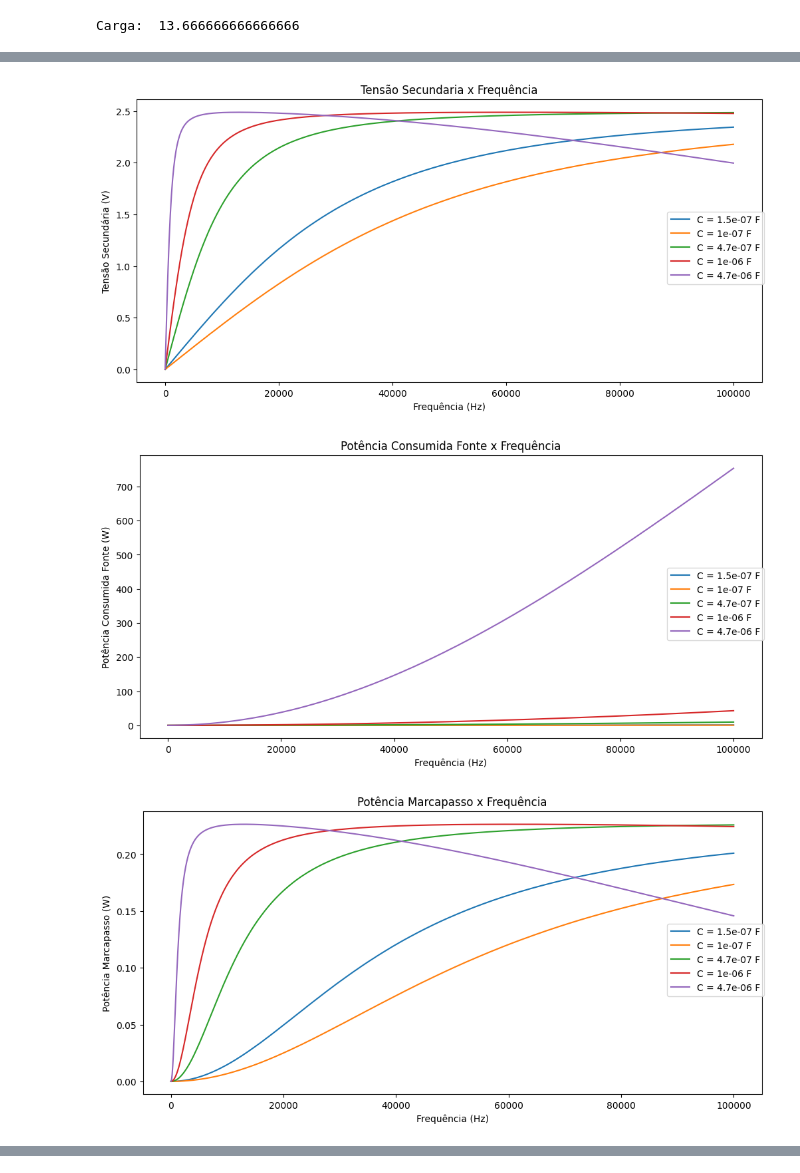
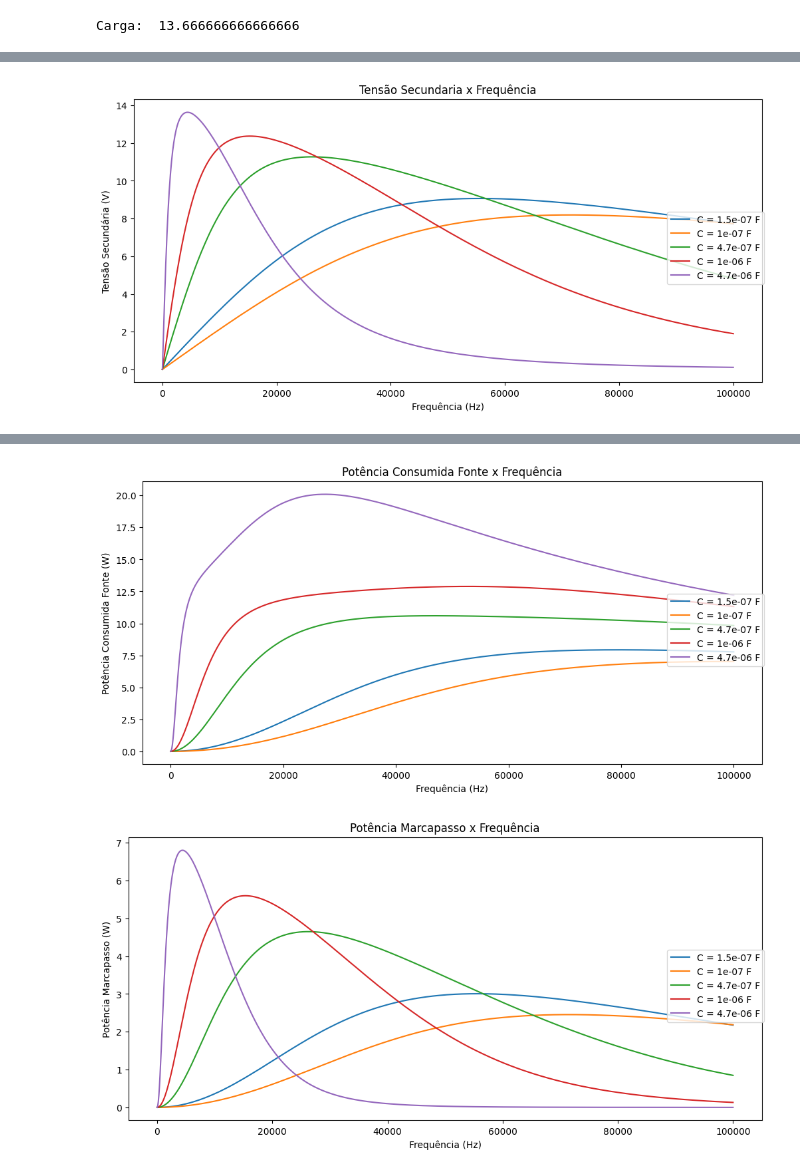
Before and after one commit to Peng1104/EletroMag-Projeto, a Jupyter notebook: projeto.ipynb, the cells around one changed output, grey strips where cells are left out. Cells and saved outputs as stored; diff of their text form; code cells hidden in the pictures.

```diff
--- a/projeto.ipynb
+++ b/projeto.ipynb
@@ -31,7 +33,7 @@ resistenciaBobinaPrimaria = 0.34 # Ohms
 resistenciaBobinaSecundaria = 0.34 # Ohms
 
 # Fonte
-fonte = 50 # Volts
+fonte = 5 # Volts
 
 # Marcapasso
 carga = 4.1/300e-3 # Ohms
@@ -59,11 +65,11 @@ $$ \begin{bmatrix} X_{L_1} + R_1 + X_{C_1} & -X_M \\ -X_M & X_{L_2} + R_2 + \fra
 def CalcularCorrentesNoTransformador(Uf : float, Rc : float, R1 : float, R2 : float, C1 : float, C2 : float, L1 : float, L2 : float, w : float, k: float) -> tuple[complex, complex]:
     XL1 = 1j*w*L1
     XL2 = 1j*w*L2
-    XC1 = 1j/(w*C1)
-    XC2 = 1j/(w*C2)
+    XC1 = 1/(1j*w*C1)
+    XC2 = 1/(1j*w*C2)
     XM = 1j*w*(k*sqrt(L1*L2))
 
-    Z = np.array([[R1+XL1+XC1, -XM], [-XM, R2+XL2+(Rc*XC2/(Rc+XC2))]])
+    Z = np.array([[R1+XL1+XC1, -XM], [-XM, XL2+R2+(Rc*XC2/(Rc+XC2))]])
     V = np.array([Uf, 0])
 
     I = np.dot(np.linalg.inv(Z), V)
@@ -87,69 +93,37 @@ fig, ax = plt.subplots(layout='constrained',figsize=(10,5))
 for c in Capacitores:
 	vMarcaPasso.append([])
 	SFonte.append([])
 	SMarcaPasso.append([])
 	FatorDeEficiencia.append([])
 
 	for f in Frequencias:
 		w = 2*pi*f
 		L = 1/(w*w*c)
-		i1,i2 = CalcularCorrentesNoTransformador(fonte, carga, resistenciaBobinaPrimaria, resistenciaBobinaSecundaria, c, c, L, L, w, fatorDeAcoplamento)
+
+		rdc = resistenciaBobinaPrimaria + ((2 * resistenciaBobinaPrimaria) / (100 * 10**3) ) * f
+
+		i1,i2 = CalcularCorrentesNoTransformador(fonte, carga, rdc, rdc, c, c, L, L, w, fatorDeAcoplamento)
 
 		XC2 = 1/(1j*w*c)
 
-		r = carga*XC2/(carga+XC2)
+		r = (carga*XC2)/(carga+XC2)
 
 		# Tensão no marcapasso
 		vMarcaPasso[-1].append(abs(i2*r))
 
 		# Potencias do circuito
 		SFonte[-1].append((fonte*i1.conjugate()/2).real)
-		SMarcaPasso[-1].append(((vMarcaPasso[-1][-1]**2/r)/2).real)
+		SMarcaPasso[-1].append(((vMarcaPasso[-1][-1]**2/carga)/2).real)
 		FatorDeEficiencia[-1].append((SMarcaPasso[-1][-1]/SFonte[-1][-1]))
 
 	frequenciaDeRessonancia[c] = Frequencias[vMarcaPasso[-1].index(max(vMarcaPasso[-1]))]
 
 	ax.plot(Frequencias, vMarcaPasso[-1], label=f"C = {c} F")
 
 fig.legend(loc='center right')
 plt.title("Tensão Secundaria x Frequência")
 plt.xlabel("Frequência (Hz)")
 plt.ylabel("Tensão Secundária (V)")
 plt.show()
-
-fig, ax = plt.subplots(layout='constrained',figsize=(10,5))
-
-for i in range(len(Capacitores)):
-	ax.plot(Frequencias, SFonte[i], label=f"C = {Capacitores[i]} F")
-
-fig.legend(loc='center right')
-plt.title("Potência Consumida Fonte x Frequência")
-plt.xlabel("Frequência (Hz)")
-plt.ylabel("Potência Consumida Fonte (W)")
-plt.show()
-
-fig, ax = plt.subplots(layout='constrained',figsize=(10,5))
-
-for i in range(len(Capacitores)):
-	ax.plot(Frequencias, SMarcaPasso[i],label=f"C = {Capacitores[i]} F")
-
-fig.legend(loc='center right')
-plt.title("Potência Marcapasso x Frequência")
-plt.xlabel("Frequência (Hz)")
-plt.ylabel("Potência Marcapasso (W)")
-plt.show()
-
-fig, ax = plt.subplots(layout='constrained',figsize=(10,5))
-
-for i in range(len(Capacitores)):
-	ax.plot(Frequencias, FatorDeEficiencia[i],label=f"C = {Capacitores[i]} F")
-
-fig.legend(loc='center right')
-plt.title("Fator de Eficiência x Frequência")
-plt.xlabel("Frequência (Hz)")
-plt.ylabel("Fator de Eficiência")
-plt.show()
 # %% [output]
-[figure, old version]
+[figure, new version]
-[figure, removed]
-[figure, removed]
@@ -156,0 +130,26 @@ plt.show()
+# %%
+fig, ax = plt.subplots(layout='constrained',figsize=(10,5))
+
+for i in range(len(Capacitores)):
+	ax.plot(Frequencias, SFonte[i], label=f"C = {Capacitores[i]} F")
+
+fig.legend(loc='center right')
+plt.title("Potência Consumida Fonte x Frequência")
+plt.xlabel("Frequência (Hz)")
+plt.ylabel("Potência Consumida Fonte (W)")
+plt.show()
+# %% [output]
+[figure, added]
+# %%
+fig, ax = plt.subplots(layout='constrained',figsize=(10,5))
+
+for i in range(len(Capacitores)):
+	ax.plot(Frequencias, SMarcaPasso[i],label=f"C = {Capacitores[i]} F")
+
+fig.legend(loc='center right')
+plt.title("Potência Marcapasso x Frequência")
+plt.xlabel("Frequência (Hz)")
+plt.ylabel("Potência Marcapasso (W)")
+plt.show()
+# %% [output]
+[figure, added]
```
Also changed, not shown: parts of 12 cells of this notebook.
